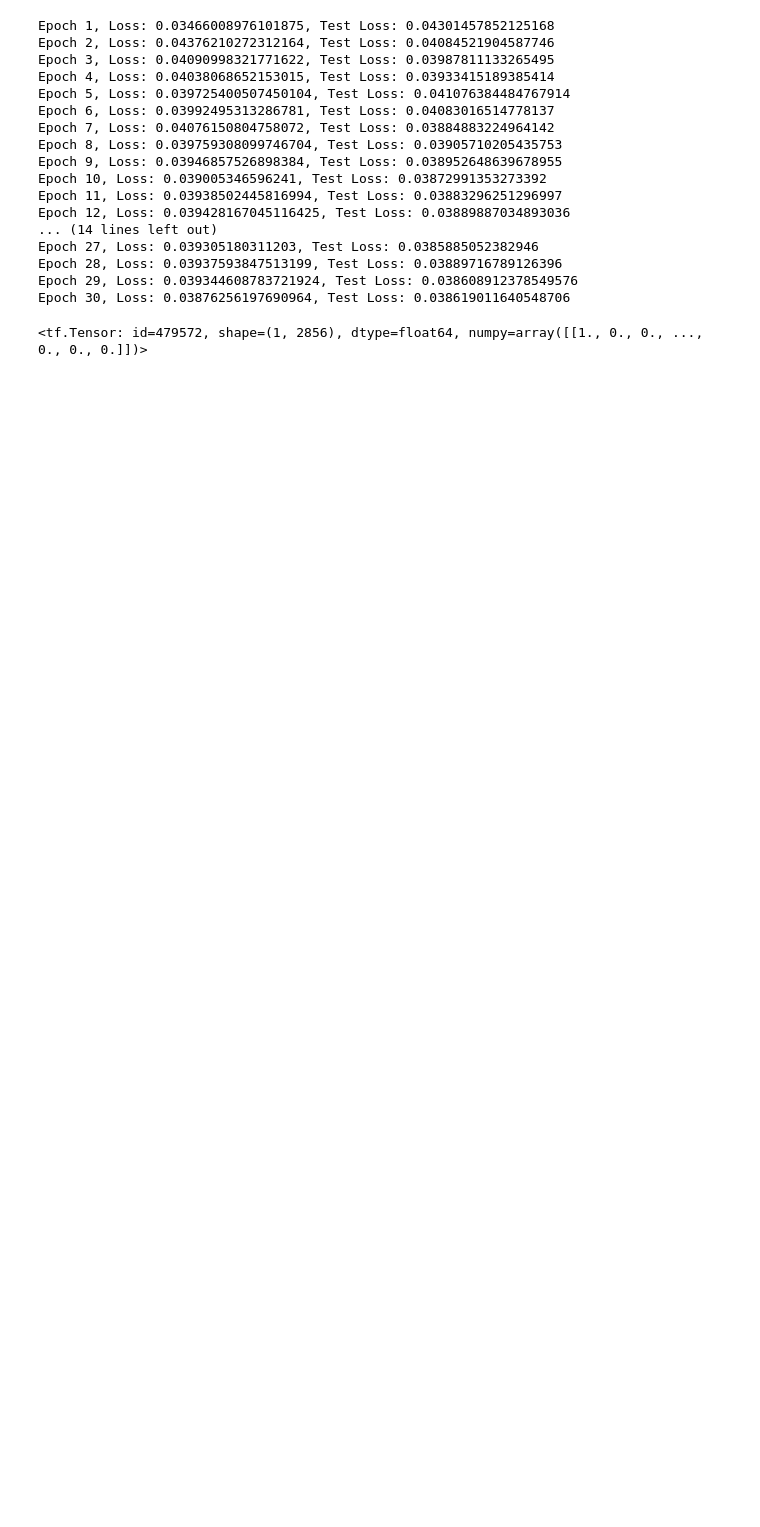
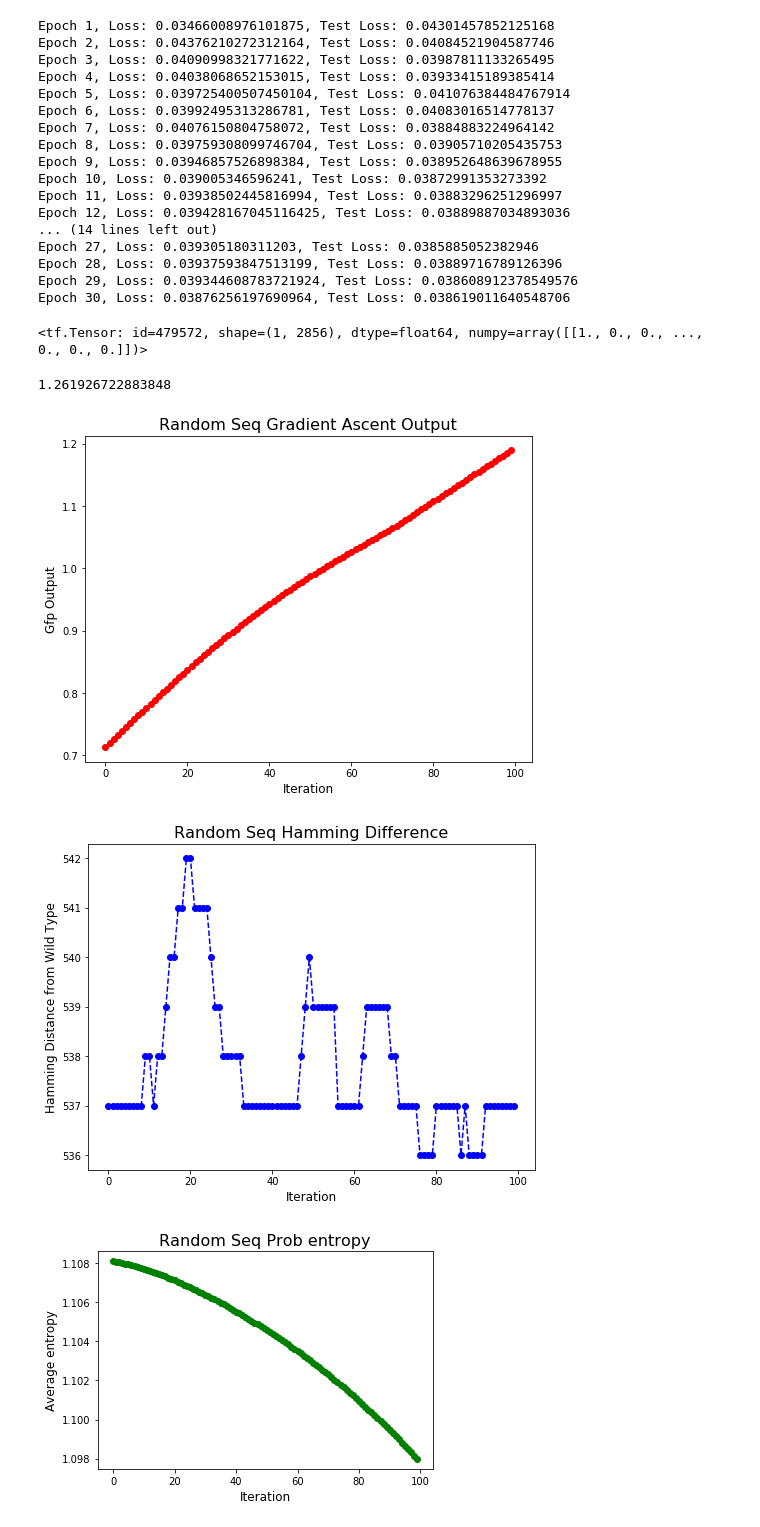
Before and after one commit to j316chuck/AM-Project, a Jupyter notebook: notebooks/GFP AM.ipynb, the cells around one changed output. Drawn from its saved outputs; the diff is of its cells as text; code cells hidden in the pictures; blank space fills up the shorter version.

```diff
--- a/notebooks/GFP AM.ipynb
+++ b/notebooks/GFP AM.ipynb
@@ -315,20 +347,46 @@ tf.convert_to_tensor(one_hot_wild_type_sequence)
+# %%
+print(max(y_train))
+# %% [output]
+1.261926722883848
 # %%
-softmax_model = tf.keras.Sequential([model.layers[0], model.layers[1], model.layers[2]])
-length = len(x_train[0]) * 4
-am_input = tf.Variable(tf.cast(tf.convert_to_tensor([train_x[1]]), tf.float32), trainable=True)
-#am_input = tf.Variable(tf.random.normal((1, length)), trainable=True)
-iterations = 100
-learning_rate = tf.constant(3.0)
-for i in range(iterations):
-    with tf.GradientTape() as tape:
-        loss = model(am_input)
-    am_gradient = tape.gradient(loss, am_input)
-    am_input.assign_add(learning_rate * am_gradient)
-    #am_input = tf.Variable(tf.clip_by_value(am_input, 0, 1), trainable=True)
-    prob_tensor = softmax_model(am_input)
-    probs = convert_simplex_to_sequence(prob_tensor, return_probs=True)
-    argmax = convert_simplex_to_sequence(prob_tensor, return_argmax=True)
-    sequence = convert_simplex_to_sequence(prob_tensor, return_dna=True)
-    hamming_distance = count_substring_mismatch(sequence, get_wild_type_dna_sequence())
-    print("Fluorescence:", loss.numpy()[0][0], "Hamming distance:", hamming_distance)
+def gradient_ascent(model, input_tensor, iterations = 100, lr=10.0, clip=False):
+    softmax_model = tf.keras.Sequential([model.layers[0], model.layers[1], model.layers[2]])
+    length = len(input_tensor) * 4
+    am_input = tf.Variable(tf.cast(tf.convert_to_tensor([input_tensor]), tf.float32), trainable=True)
+    learning_rate = tf.constant(lr)
+    loss_lst, prob_lst, argmax_lst, sequence_lst, hamming_lst = [], [], [], [], []
+    for i in range(iterations):
+        with tf.GradientTape() as tape:
+            loss = model(am_input)
+        am_gradient = tape.gradient(loss, am_input)
+        am_input.assign_add(learning_rate * am_gradient)
+        if clip:
+            am_input = tf.Variable(tf.clip_by_value(am_input, 0, 1), trainable=True)
+        prob_tensor = softmax_model(am_input)
+        probs = convert_simplex_to_sequence(prob_tensor, return_probs=True)
+        argmax = convert_simplex_to_sequence(prob_tensor, return_argmax=True)
+        sequence = convert_simplex_to_sequence(prob_tensor, return_dna=True)
+        hamming_distance = count_substring_mismatch(sequence, get_wild_type_dna_sequence())
+        loss_lst.append(loss.numpy()[0][0]);
+        prob_lst.append(probs)
+        argmax_lst.append(argmax)
+        sequence_lst.append(sequence)
+        hamming_lst.append(hamming_distance)
+    return loss_lst, prob_lst, argmax_lst, sequence_lst, hamming_lst
+
+random_lr_1_loss_lst, random_lr_1_prob_lst, random_lr_1_argmax_lst, random_lr_1_sequence_lst, random_lr_1_hamming_lst = gradient_ascent(model, tf.random.normal((1, length)), lr = 1.0)
+plot_gradient_ascent("Random Seq", random_lr_1_loss_lst, random_lr_1_prob_lst, random_lr_1_argmax_lst, random_lr_1_sequence_lst, random_lr_1_hamming_lst)
+wild_type_lr_1_loss_lst, wild_type_lr_1_prob_lst, wild_type_lr_1_argmax_lst, wild_type_lr_1_sequence_lst, wild_type_lr_1_hamming_lst = gradient_ascent(model, tf.convert_to_tensor(train_x[0]), lr = 1.0)
+plot_gradient_ascent("Wild Type", wild_type_lr_1_loss_lst, wild_type_lr_1_prob_lst, wild_type_lr_1_argmax_lst, wild_type_lr_1_sequence_lst, wild_type_lr_1_hamming_lst)
+data_1000_lr_1_loss_lst, data_1000_lr_1_prob_lst, data_1000_lr_1_argmax_lst, data_1000_lr_1_sequence_lst, data_1000_lr_1_hamming_lst = gradient_ascent(model, tf.convert_to_tensor(train_x[1000]), lr = 1.0)
+plot_gradient_ascent("Datapoint 1000", data_1000_lr_1_loss_lst, data_1000_lr_1_prob_lst, data_1000_lr_1_argmax_lst, data_1000_lr_1_sequence_lst, data_1000_lr_1_hamming_lst)
+random_lr_10_loss_lst, random_lr_10_prob_lst, random_lr_10_argmax_lst, random_lr_10_sequence_lst, random_lr_10_hamming_lst = gradient_ascent(model, tf.random.normal((1, length)), lr = 10.0)
+plot_gradient_ascent("Random Seq", random_lr_10_loss_lst, random_lr_10_prob_lst, random_lr_10_argmax_lst, random_lr_10_sequence_lst, random_lr_10_hamming_lst)
+wild_type_lr_10_loss_lst, wild_type_lr_10_prob_lst, wild_type_lr_10_argmax_lst, wild_type_lr_10_sequence_lst, wild_type_lr_10_hamming_lst = gradient_ascent(model, tf.convert_to_tensor(train_x[0]), lr = 10.0)
+plot_gradient_ascent("Wild Type", wild_type_lr_10_loss_lst, wild_type_lr_10_prob_lst, wild_type_lr_10_argmax_lst, wild_type_lr_10_sequence_lst, wild_type_lr_10_hamming_lst)
+data_1000_lr_10_loss_lst, data_1000_lr_10_prob_lst, data_1000_lr_10_argmax_lst, data_1000_lr_10_sequence_lst, data_1000_lr_10_hamming_lst = gradient_ascent(model, tf.convert_to_tensor(train_x[1000]), lr = 10.0)
+plot_gradient_ascent("Datapoint 1000", data_1000_lr_10_loss_lst, data_1000_lr_1_prob_lst, data_1000_lr_10_argmax_lst, data_1000_lr_10_sequence_lst, data_1000_lr_10_hamming_lst)
 # %% [output]
+[figure, added]
+[figure, added]
+[figure, added]
```
Also changed, not shown: parts of 7 cells of this notebook, 7 other files.
